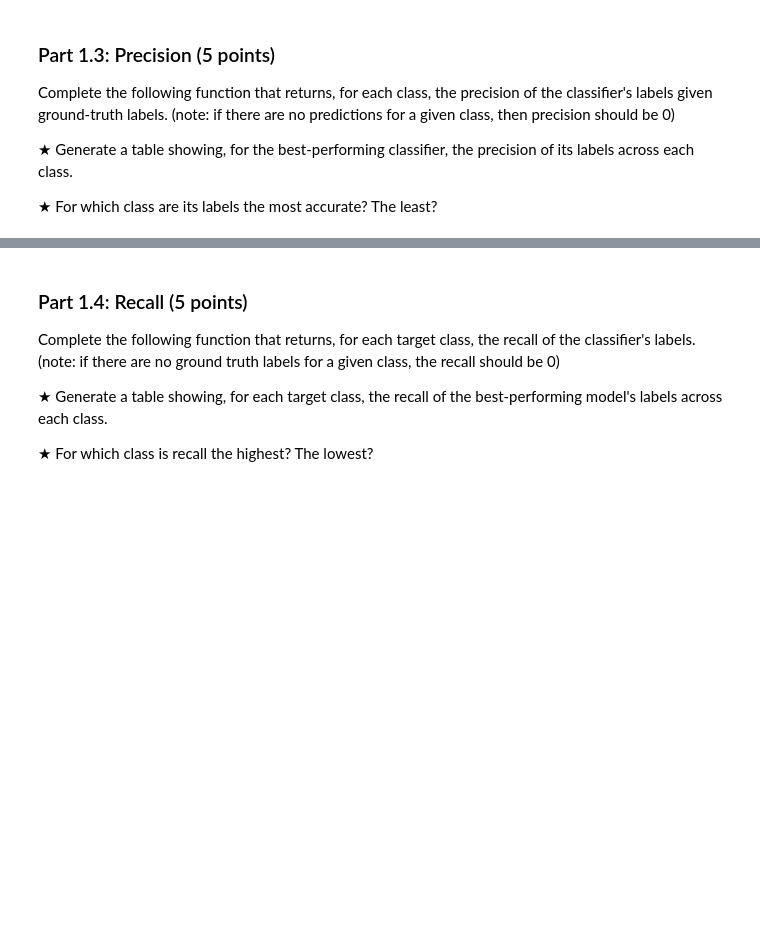
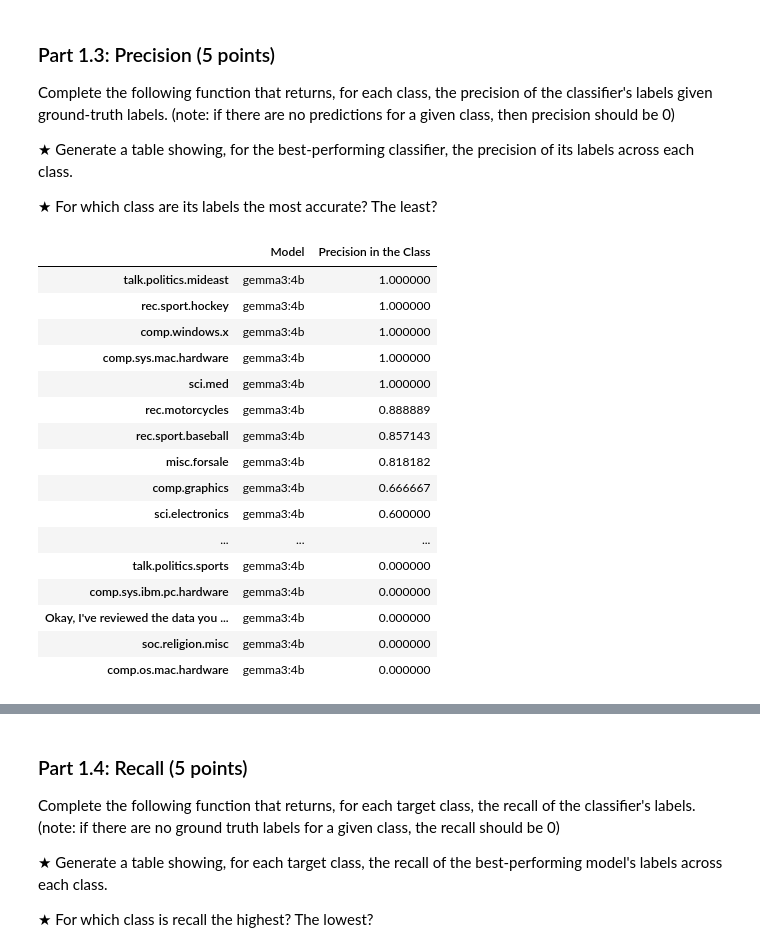
Before and after one commit to hexhannah/eecs283ahwk, a Jupyter notebook: HW1.ipynb, the cells around one changed output, grey strips where cells are left out. Cells and saved outputs as stored; diff of their text form; code cells hidden in the pictures; blank space fills up the shorter version.

```diff
--- a/HW1.ipynb
+++ b/HW1.ipynb
@@ -401,13 +474,23 @@ matrix has no cell to put it in, so it is left out of the counts there.
 # %%
 def part1_2_acc(x: DataFrame, y: str) -> float:
     # TODO: Implement this function
-    pass
+    # pass thru normalize_prediction(text)
+    predictions = x[f"predictions_{y}"].apply(normalize_prediction)
+    # compare to ground truth, does not need to be normalized
+    accuracy = (predictions == x["newsgroup"]).sum() / len(predictions) # TP + TN / (TP + TN + FP + FN)
+    return accuracy
+
 
 accuracies: dict[str, float] = dict()
 
+
 for model in models:
-    accuracies[model] = part1_2_acc(classification_data, model)
+    accuracies[model] = part1_2_acc(classification_data, model) # call func
+
 
 save_results(accuracies, "results/accuracies.json")
+print(accuracies)
 
-best_model = "" # TODO: Which model performed the best?
+
+# llama 3.2:1b is 3%, llama 3.2 is 11.5%, gemma3:1b is 6%, gemma3:4b is 45.5%
+best_model = "gemma3:4b" # TODO: Which model performed the best?
@@ -421,15 +512,58 @@ Complete the following function that returns, for each class, the precision of t
 # %%
 def part1_3_prec(x: DataFrame, y: str) -> dict[str, float]:
     # TODO: Implement this function
-    pass
+    # have to go by each class now
+    # but only for one model
+    predictions = x[f"predictions_{y}"].apply(normalize_prediction) # normalize bc LLM output is messy
+    precision = {}
+
+
+    unique_predictions = predictions.unique()
+    # loop thru unique predictions
+    for pred in unique_predictions:
+      true_pos = ((predictions == pred)&(x["newsgroup"] == pred)).sum() # TP
+      total_pred = (predictions == pred).sum() # all predictions that triggered positive match TP + FP
+      if total_pred > 0:# if predictions exist for the class
+        precision[pred] = true_pos / total_pred
+      else: # avoid div by 0
+        precision[pred] = 0
+
+    return precision # this returns a dict
+
 
 if best_model not in models:
     print(f"best_model is still {best_model!r}. Set it in Part 1.2 to one of {models}, "
           f"then re-run this cell.")
     best_model_prec = None
 else:
     best_model_prec = part1_3_prec(classification_data, best_model)
 
+
 save_results(best_model_prec, "results/best_model_prec.json")
+# display in table aka df
+df_precision = pd.DataFrame(columns=['Model', 'Precision in the Class'])
 
-# TODO: Scratch space for analyzing the precision.
+
+for model in models:
+    df_precision[["Model", "Precision in the Class"]] = [model, part1_3_prec(classification_data, best_model)]
+
+
+df_precision.sort_values("Precision in the Class", ascending=False).head(25)
+# %% [output]
+|  | Model | Precision in the Class |
+| talk.politics.mideast | gemma3:4b | 1.000000 |
+| rec.sport.hockey | gemma3:4b | 1.000000 |
+| comp.windows.x | gemma3:4b | 1.000000 |
+| comp.sys.mac.hardware | gemma3:4b | 1.000000 |
+| sci.med | gemma3:4b | 1.000000 |
+| rec.motorcycles | gemma3:4b | 0.888889 |
+| rec.sport.baseball | gemma3:4b | 0.857143 |
+| misc.forsale | gemma3:4b | 0.818182 |
+| comp.graphics | gemma3:4b | 0.666667 |
+| sci.electronics | gemma3:4b | 0.600000 |
+| ... | ... | ... |
+| talk.politics.sports | gemma3:4b | 0.000000 |
+| comp.sys.ibm.pc.hardware | gemma3:4b | 0.000000 |
+| Okay, I've reviewed the data you ... | gemma3:4b | 0.000000 |
+| soc.religion.misc | gemma3:4b | 0.000000 |
+| comp.os.mac.hardware | gemma3:4b | 0.000000 |
```
Also changed, not shown: parts of 21 cells of this notebook.
